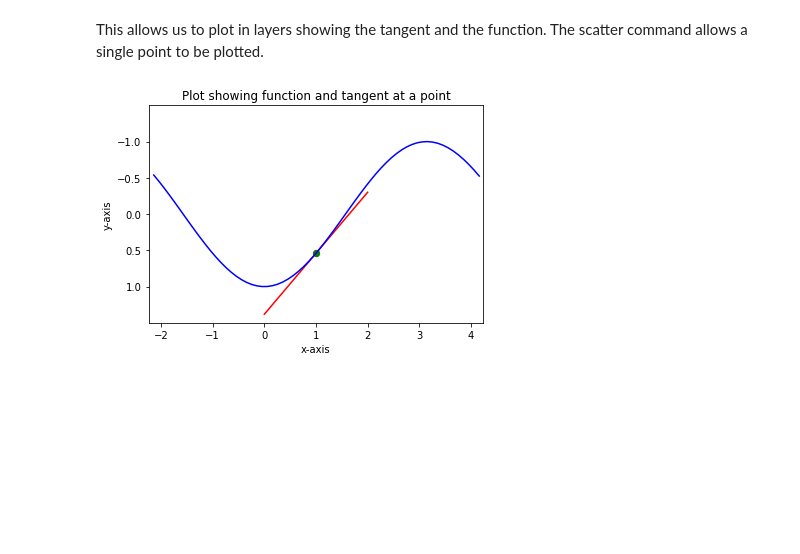
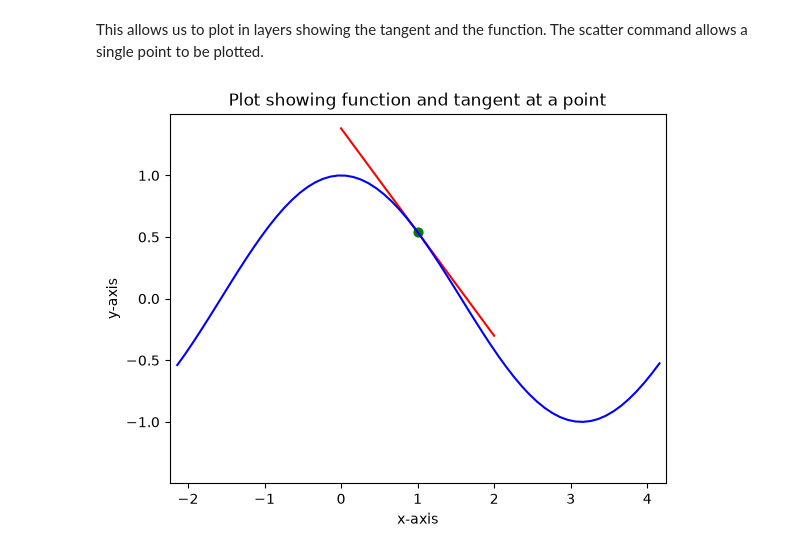
Before and after one commit to EAName/Applied-Math-through-Python, a Jupyter notebook: Rates of Change.ipynb, the cells around one changed output. Cells and saved outputs as stored; diff of their text form; code cells hidden in the pictures; blank space fills up the shorter version.

```diff
--- a/Rates of Change.ipynb
+++ b/Rates of Change.ipynb
@@ -86,14 +86,14 @@ The scatter command allows a single point to be plotted.
 # %%
 figure()
 xlim(point-domain-.1,point+domain+0.1)
-ylim(max(z)+.5,min(z)-.5)
+ylim(min(z)-.5,max(z)+.5)
 
 plot(w,t,c='r')  # This plots the tangent line.
 plot(u,z,c='b')  # This plots the curve itself.
 scatter(point,f(point),c='g',s=40)  # This is the point of contact.
 xlabel('x-axis')
 ylabel('y-axis')
 title('Plot showing function and tangent at a point')
 show()
 # %% [output]
-[figure, old version]
+[figure, new version]
```
Also changed, not shown: parts of 1 cell of this notebook, 17 other files.
